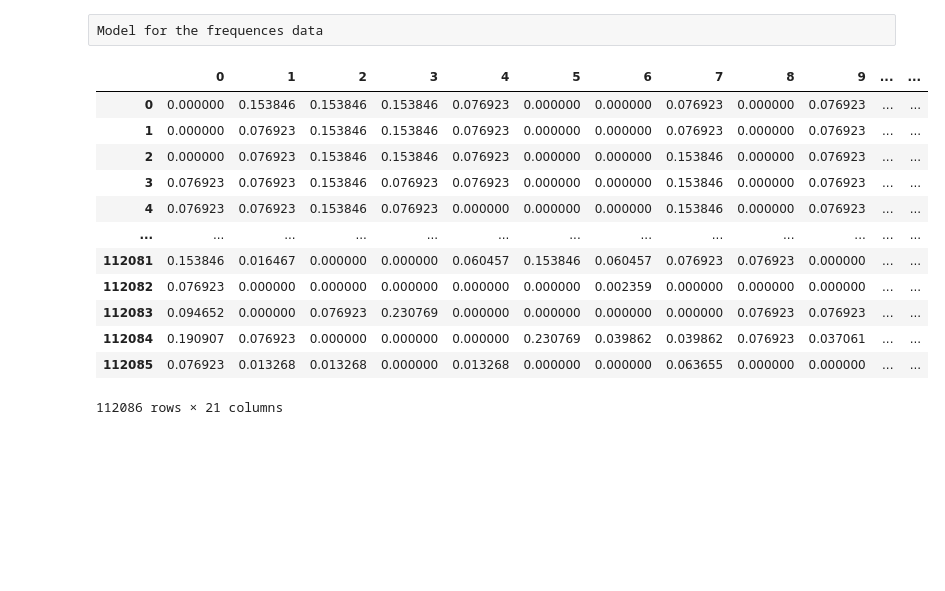
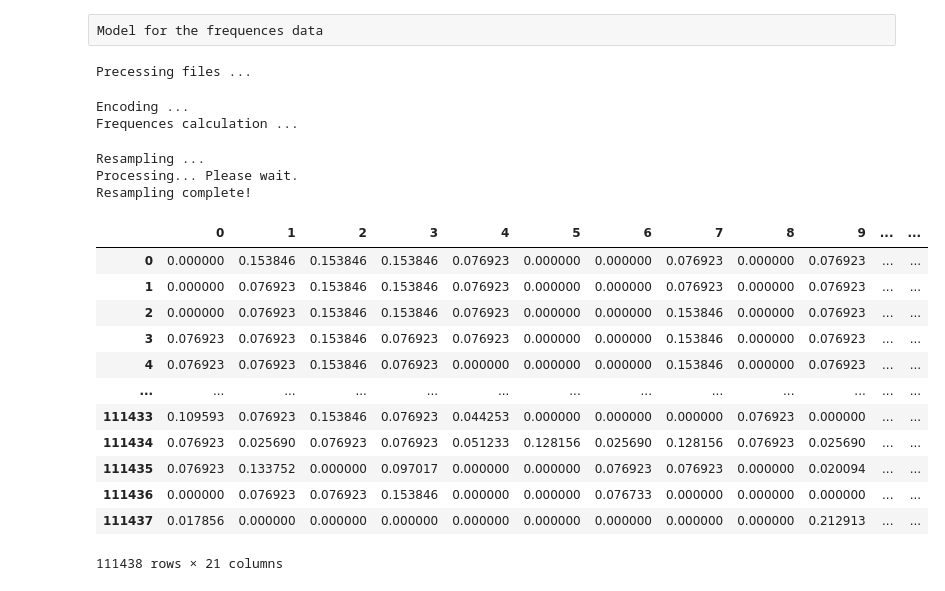
Before and after one commit to Ajhodi/MLP_avec_Taveau, a Jupyter notebook: keras_MLP.ipynb, the cells around one changed output. Cells and saved outputs as stored; diff of their text form; code cells hidden in the pictures; blank space fills up the shorter version.

```diff
--- a/keras_MLP.ipynb
+++ b/keras_MLP.ipynb
@@ -208,24 +200,30 @@ Model for the frequences data
 # %%
 from Exctract_features import *
 pwd = "./513_distribute"
 label = {'H': 0, 'E': 1, 'C': 2}
 
-df2 = create_dataset(pwd, 'freq') # Depuis le script Exctract_features
+df2 = create_dataset(pwd, 'freq',True) # Depuis le script Exctract_features
 display(df2)
 # %% [output]
+Precessing files ...
+Encoding ...
+Frequences calculation ...
+Resampling ...
+Processing... Please wait.
+Resampling complete!
 |  | 0 | 1 | 2 | 3 | 4 | 5 | 6 | 7 | 8 | 9 | ... | ... |
 | 0 | 0.000000 | 0.153846 | 0.153846 | 0.153846 | 0.076923 | 0.000000 | 0.000000 | 0.076923 | 0.000000 | 0.076923 | ... | ... |
 | 1 | 0.000000 | 0.076923 | 0.153846 | 0.153846 | 0.076923 | 0.000000 | 0.000000 | 0.076923 | 0.000000 | 0.076923 | ... | ... |
 | 2 | 0.000000 | 0.076923 | 0.153846 | 0.153846 | 0.076923 | 0.000000 | 0.000000 | 0.153846 | 0.000000 | 0.076923 | ... | ... |
 | 3 | 0.076923 | 0.076923 | 0.153846 | 0.076923 | 0.076923 | 0.000000 | 0.000000 | 0.153846 | 0.000000 | 0.076923 | ... | ... |
 | 4 | 0.076923 | 0.076923 | 0.153846 | 0.076923 | 0.000000 | 0.000000 | 0.000000 | 0.153846 | 0.000000 | 0.076923 | ... | ... |
 | ... | ... | ... | ... | ... | ... | ... | ... | ... | ... | ... | ... | ... |
-| 112081 | 0.153846 | 0.016467 | 0.000000 | 0.000000 | 0.060457 | 0.153846 | 0.060457 | 0.076923 | 0.076923 | 0.000000 | ... | ... |
-| 112082 | 0.076923 | 0.000000 | 0.000000 | 0.000000 | 0.000000 | 0.000000 | 0.002359 | 0.000000 | 0.000000 | 0.000000 | ... | ... |
-| 112083 | 0.094652 | 0.000000 | 0.076923 | 0.230769 | 0.000000 | 0.000000 | 0.000000 | 0.000000 | 0.076923 | 0.076923 | ... | ... |
-| 112084 | 0.190907 | 0.076923 | 0.000000 | 0.000000 | 0.000000 | 0.230769 | 0.039862 | 0.039862 | 0.076923 | 0.037061 | ... | ... |
-| 112085 | 0.076923 | 0.013268 | 0.013268 | 0.000000 | 0.013268 | 0.000000 | 0.000000 | 0.063655 | 0.000000 | 0.000000 | ... | ... |
+| 111433 | 0.109593 | 0.076923 | 0.153846 | 0.076923 | 0.044253 | 0.000000 | 0.000000 | 0.000000 | 0.076923 | 0.000000 | ... | ... |
+| 111434 | 0.076923 | 0.025690 | 0.076923 | 0.076923 | 0.051233 | 0.128156 | 0.025690 | 0.128156 | 0.076923 | 0.025690 | ... | ... |
+| 111435 | 0.076923 | 0.133752 | 0.000000 | 0.097017 | 0.000000 | 0.000000 | 0.076923 | 0.076923 | 0.000000 | 0.020094 | ... | ... |
+| 111436 | 0.000000 | 0.076923 | 0.076923 | 0.153846 | 0.000000 | 0.000000 | 0.076733 | 0.000000 | 0.000000 | 0.000000 | ... | ... |
+| 111437 | 0.017856 | 0.000000 | 0.000000 | 0.000000 | 0.000000 | 0.000000 | 0.000000 | 0.000000 | 0.000000 | 0.212913 | ... | ... |
-112086 rows × 21 columns
+111438 rows × 21 columns
 # %%
 x = df2.drop('DSSP', axis=1)
 y = df2['DSSP']
```
Also changed, not shown: parts of 31 cells of this notebook, 1 other file.
